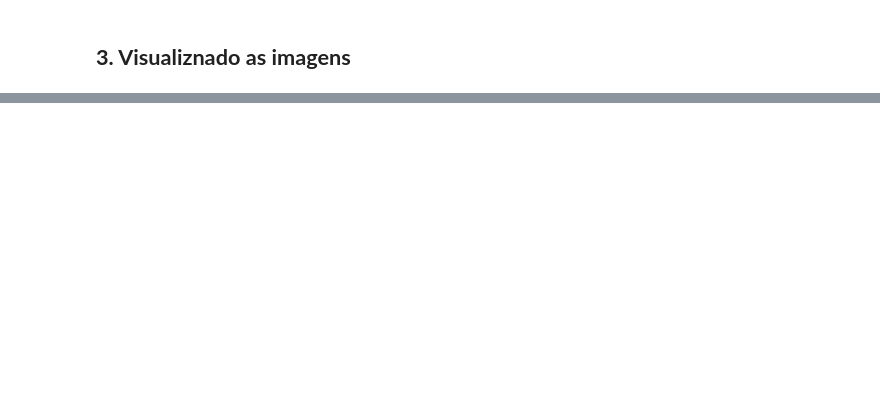
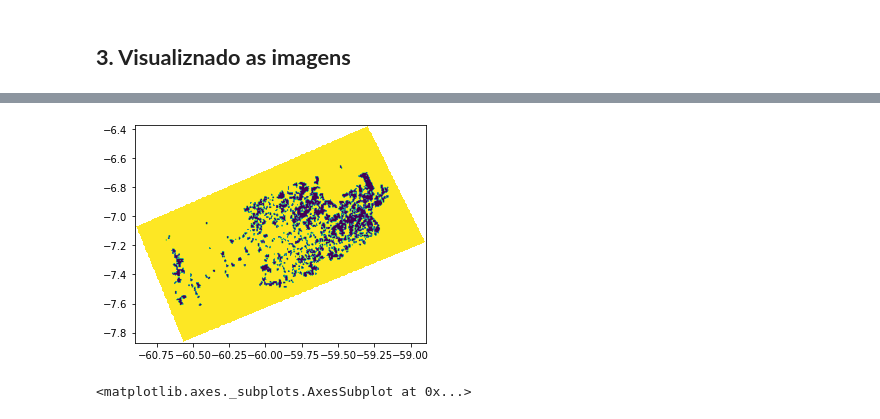
Before and after one commit to danielleitesoares/tccuea, a Jupyter notebook: teste_tif.ipynb, the cells around one changed output, grey strips where cells are left out. Saved outputs shown, nothing was run; the diff lists cells and outputs as text; code cells hidden in the pictures; blank space fills up the shorter version.

```diff
--- a/teste_tif.ipynb
+++ b/teste_tif.ipynb
@@ -119,0 +163,5 @@ show(ds_export_r_sigma)
+# %%
+show(ds_expo_poligonos)
+# %% [output]
+[figure, added]
+<matplotlib.axes._subplots.AxesSubplot at 0x...>
```
Also changed, not shown: parts of 20 cells of this notebook.
